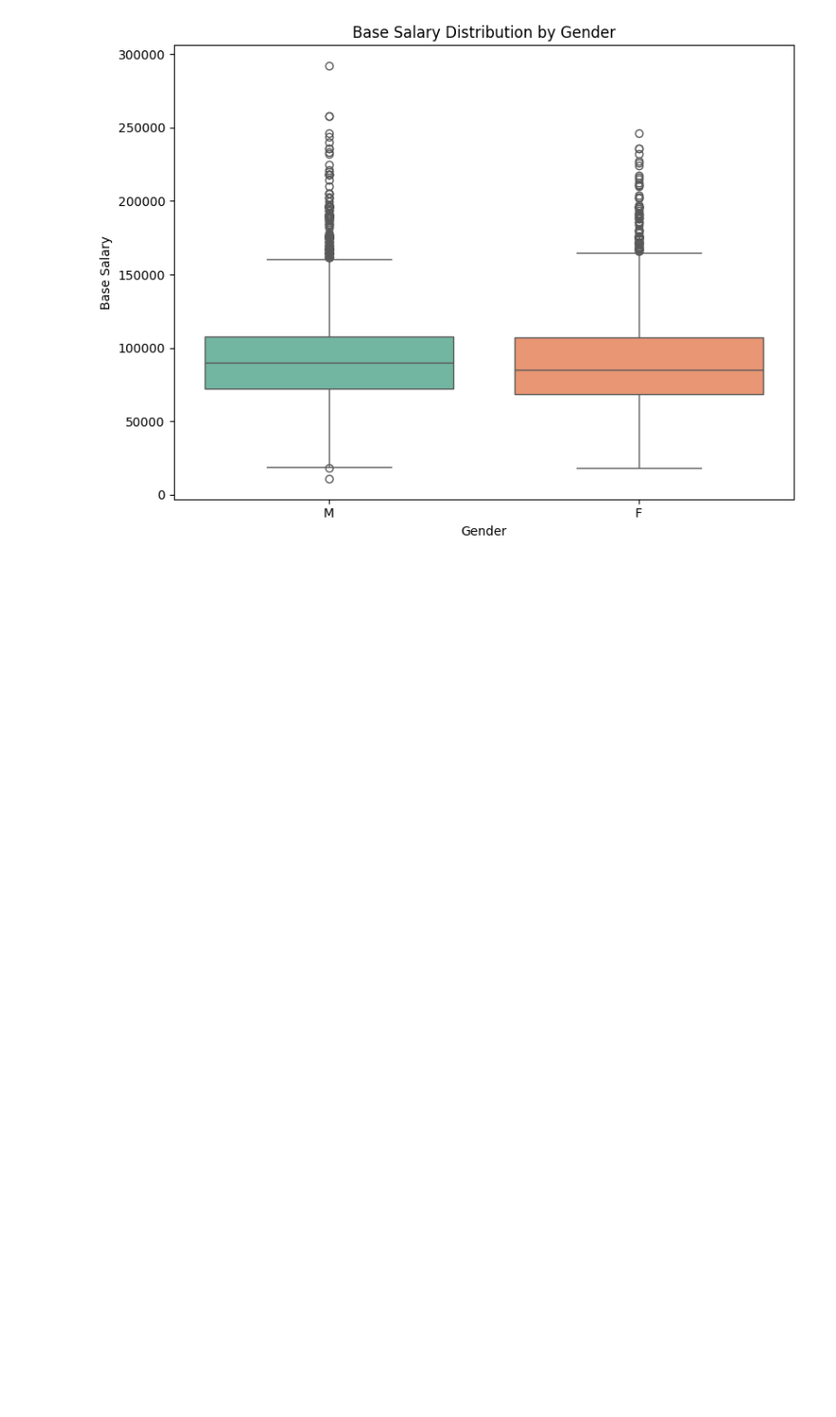
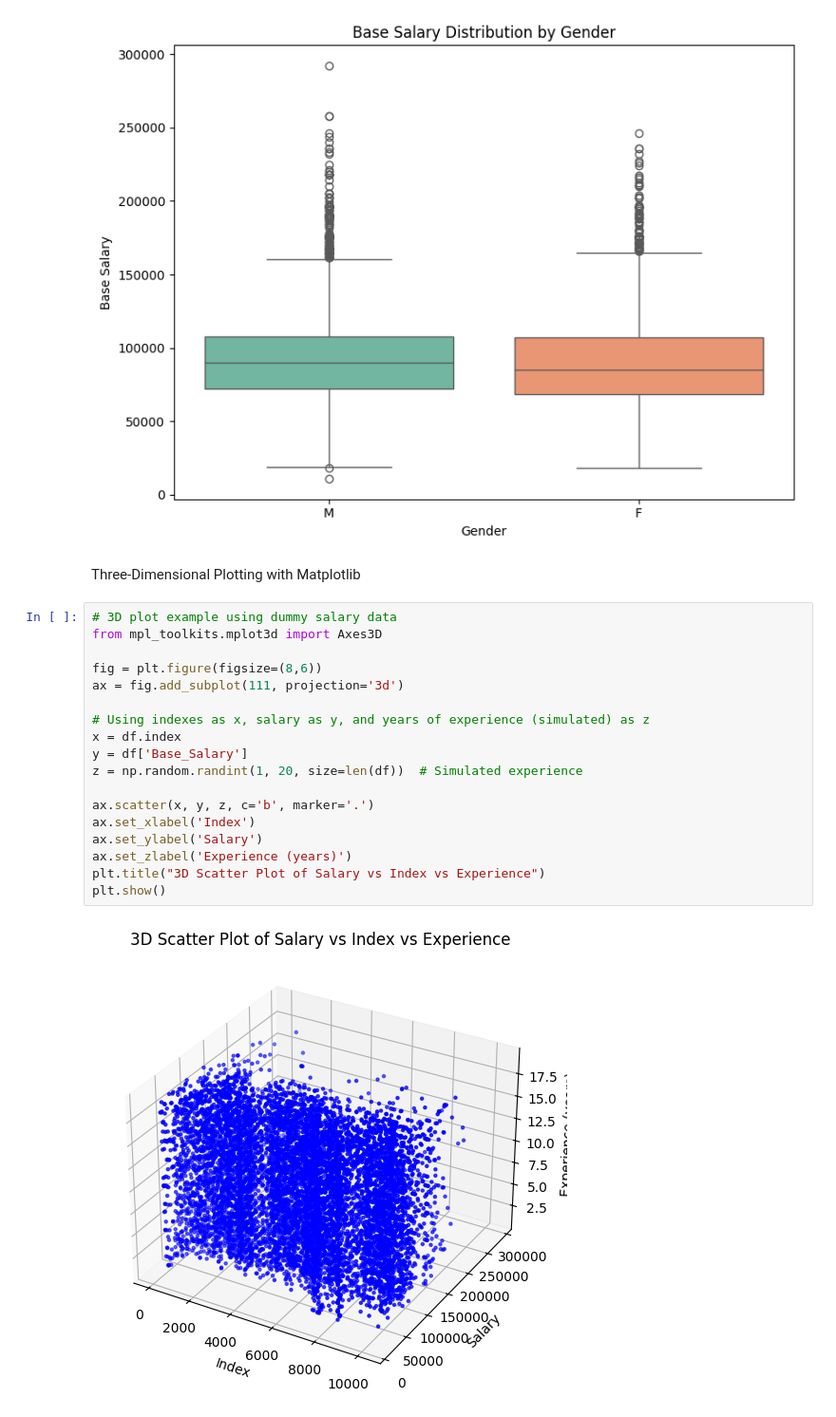
Before and after one commit to Ashishpathak78/DAV_ASSIGNMENT-169, a Jupyter notebook: DAVAssignment.ipynb, the cells around one changed output. Shown at 95% size. Cells and saved outputs as stored; diff of their text form; blank space fills up the shorter version.

```diff
--- a/DAVAssignment.ipynb
+++ b/DAVAssignment.ipynb
@@ -609,3 +609,25 @@ plt.tight_layout()
 plt.show()
 # %% [output]
 [figure]
+# %% [markdown]
+Three-Dimensional Plotting with Matplotlib
+# %%
+# 3D plot example using dummy salary data
+from mpl_toolkits.mplot3d import Axes3D
+
+fig = plt.figure(figsize=(8,6))
+ax = fig.add_subplot(111, projection='3d')
+
+# Using indexes as x, salary as y, and years of experience (simulated) as z
+x = df.index
+y = df['Base_Salary']
+z = np.random.randint(1, 20, size=len(df))  # Simulated experience
+
+ax.scatter(x, y, z, c='b', marker='.')
+ax.set_xlabel('Index')
+ax.set_ylabel('Salary')
+ax.set_zlabel('Experience (years)')
+plt.title("3D Scatter Plot of Salary vs Index vs Experience")
+plt.show()
+# %% [output]
+[figure, added]
```
Also changed, not shown: parts of 25 cells of this notebook.
